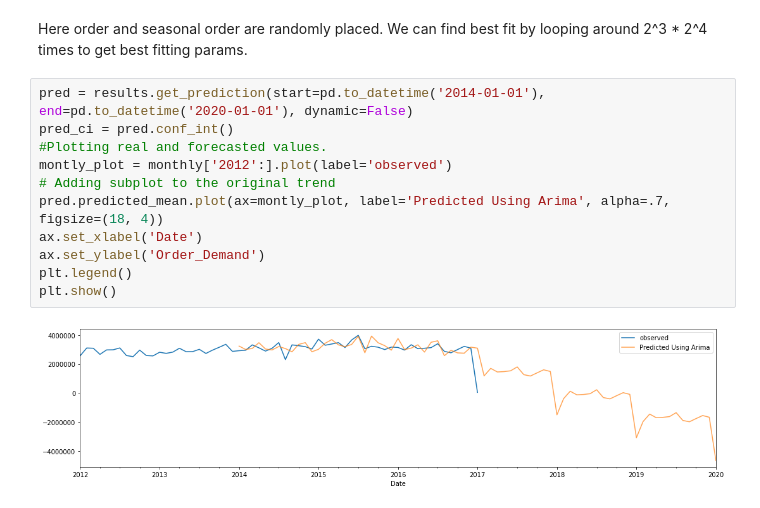
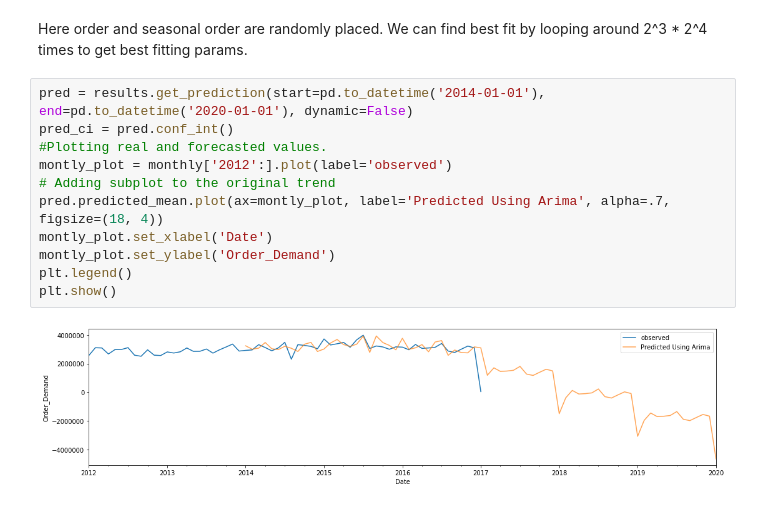
Before and after one commit to pramil-paudel/EECS-731_HW_5, a Jupyter notebook: notebooks/1.0-wwp.ipynb, the cells around one changed output. Drawn from its saved outputs; the diff is of its cells as text.

```diff
--- a/notebooks/1.0-wwp.ipynb
+++ b/notebooks/1.0-wwp.ipynb
@@ -590,13 +591,13 @@ Here order and seasonal order are randomly placed. We can find best fit by loopi
 # %%
 pred = results.get_prediction(start=pd.to_datetime('2014-01-01'), end=pd.to_datetime('2020-01-01'), dynamic=False)
 pred_ci = pred.conf_int()
 #Plotting real and forecasted values.
 montly_plot = monthly['2012':].plot(label='observed')
 # Adding subplot to the original trend
 pred.predicted_mean.plot(ax=montly_plot, label='Predicted Using Arima', alpha=.7, figsize=(18, 4))
-ax.set_xlabel('Date')
-ax.set_ylabel('Order_Demand')
+montly_plot.set_xlabel('Date')
+montly_plot.set_ylabel('Order_Demand')
 plt.legend()
 plt.show()
 # %% [output]
-[figure, old version]
+[figure, new version]
```
Also changed, not shown: parts of 9 cells of this notebook.
